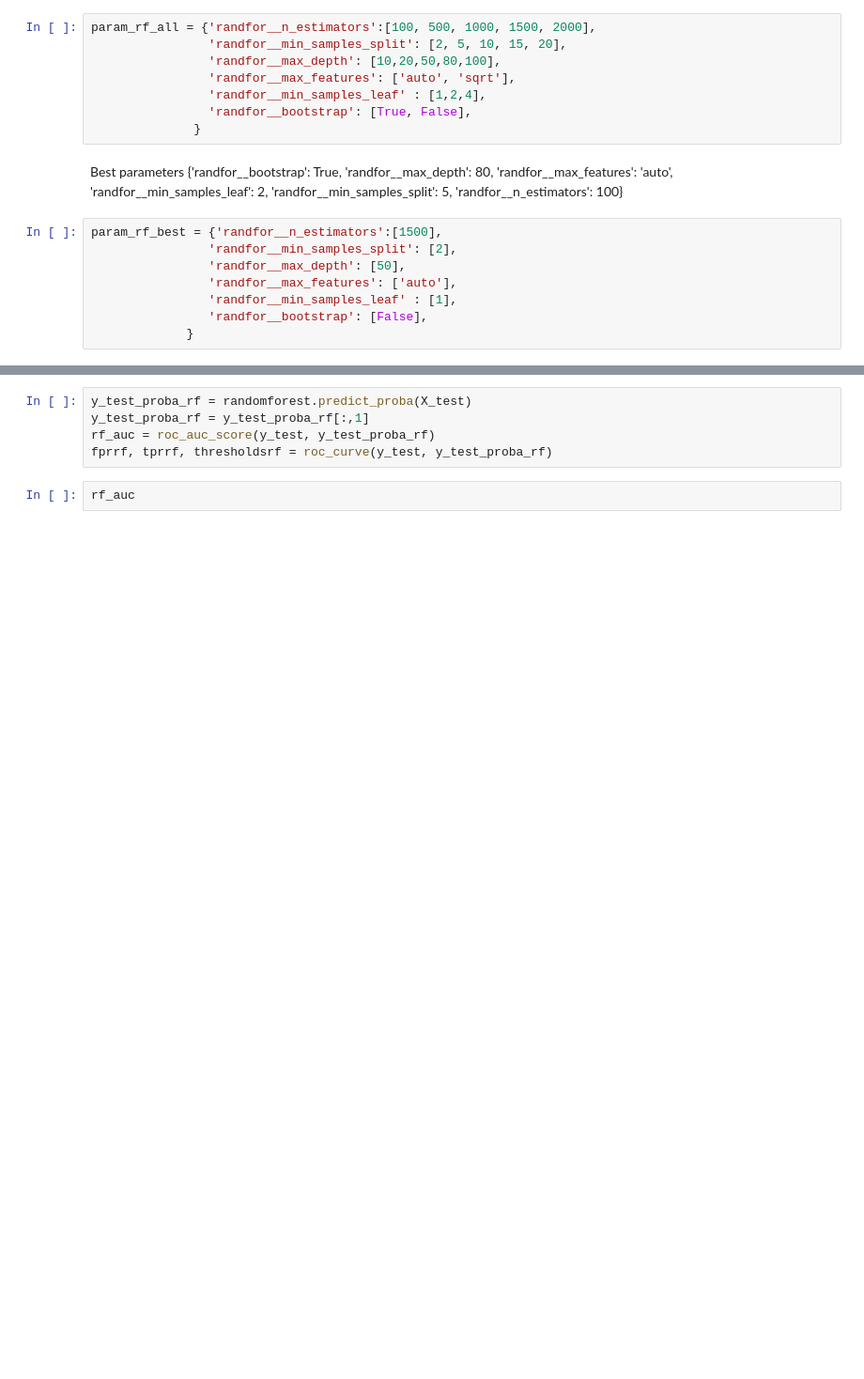
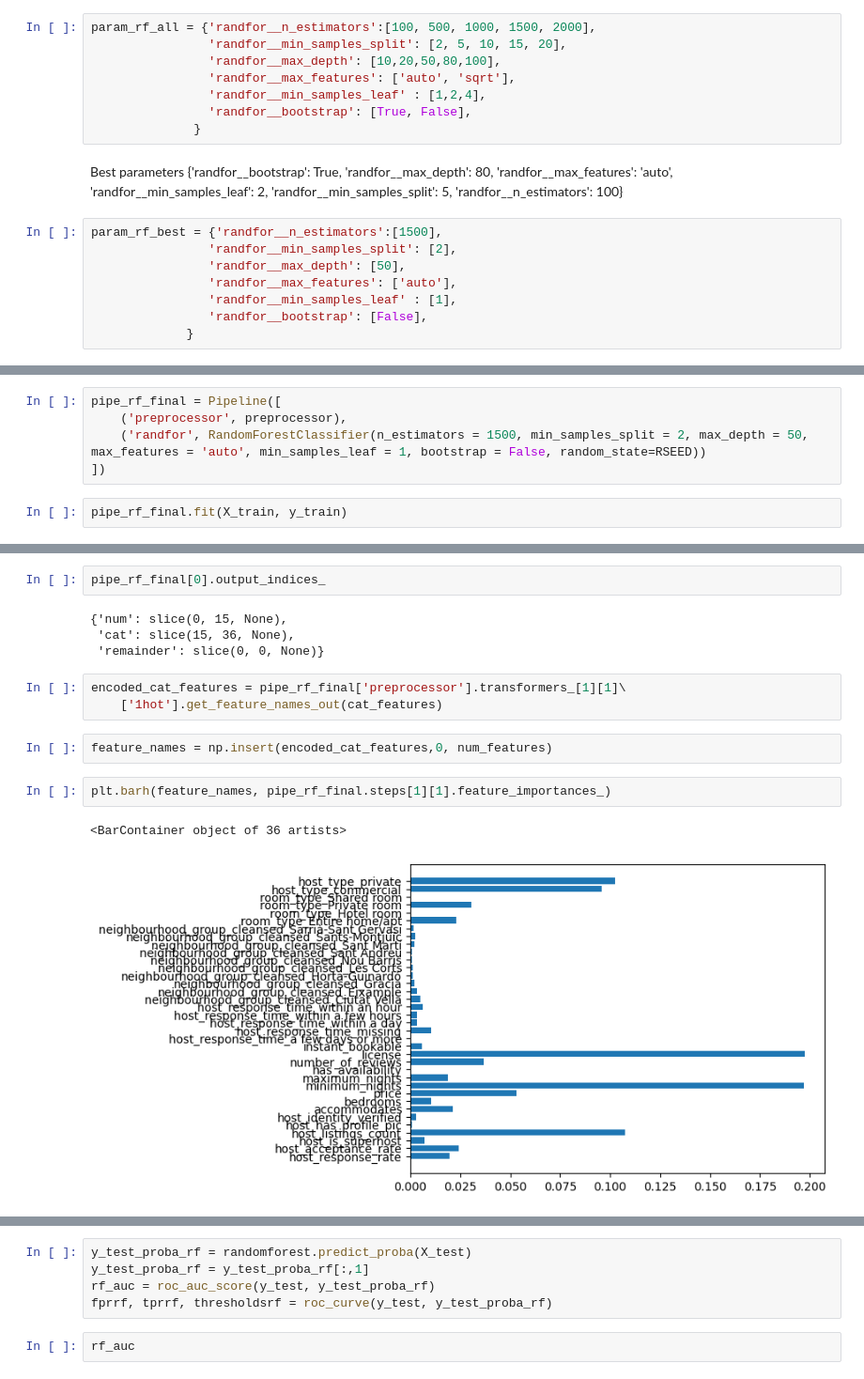
Before and after one commit to scheinmensch/Infringement_Detection_on_Airbnb, a Jupyter notebook: notebooks/Modelling.ipynb, the cells around one changed output, grey strips where cells are left out. Shown at 94% size. Cells and saved outputs as stored; diff of their text form; blank space fills up the shorter version.

Commit message:
feature importance and cfm

```diff
--- a/notebooks/Modelling.ipynb
+++ b/notebooks/Modelling.ipynb
@@ -555 +537,8 @@ Pipeline(steps=[('preprocessor',
                                         random_state=15))])
+# %%
+pipe_rf_final = Pipeline([
+    ('preprocessor', preprocessor),
+    ('randfor', RandomForestClassifier(n_estimators = 1500, min_samples_split = 2, max_depth = 50, max_features = 'auto', min_samples_leaf = 1, bootstrap = False, random_state=RSEED))
+])
+# %%
+pipe_rf_final.fit(X_train, y_train)
@@ -556 +623,17 @@ Pipeline(steps=[('preprocessor',
+# %%
+pipe_rf_final[0].output_indices_
+# %% [output]
+{'num': slice(0, 15, None),
+ 'cat': slice(15, 36, None),
+ 'remainder': slice(0, 0, None)}
+# %%
+encoded_cat_features = pipe_rf_final['preprocessor'].transformers_[1][1]\
+    ['1hot'].get_feature_names_out(cat_features)
+# %%
+feature_names = np.insert(encoded_cat_features,0, num_features)
+# %%
+plt.barh(feature_names, pipe_rf_final.steps[1][1].feature_importances_)
+# %% [output]
+<BarContainer object of 36 artists>
+[figure, added]
 # %%
```
Also changed, not shown: parts of 25 cells of this notebook, 3 other files.
